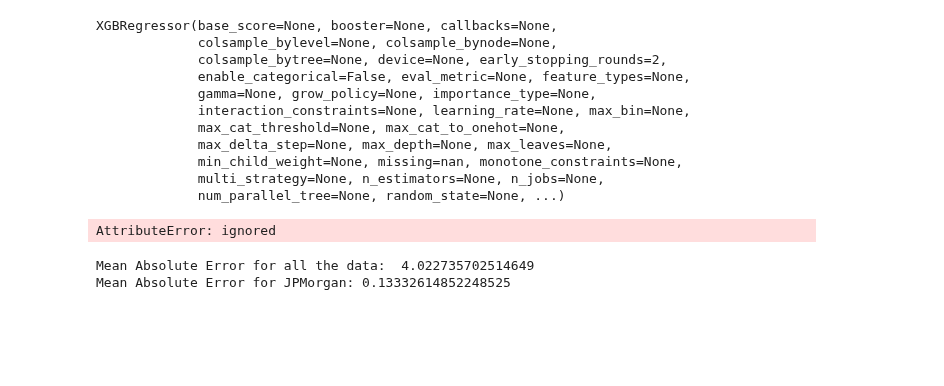
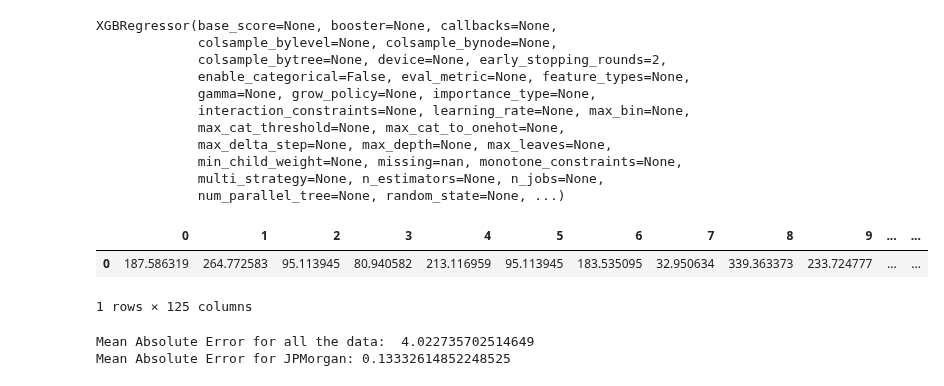
Before and after one commit to ktongk/BTT-JPMC-1, a Jupyter notebook: JPMorgan.ipynb, the cells around one changed output. Saved outputs shown, nothing was run; the diff lists cells and outputs as text; code cells hidden in the pictures; blank space fills up the shorter version.

```diff
--- a/JPMorgan.ipynb
+++ b/JPMorgan.ipynb
@@ -630,14 +630,16 @@ XGBRegressor(base_score=None, booster=None, callbacks=None,
              num_parallel_tree=None, random_state=None, ...)
 # %%
 # Checking Predictions
-predictions_all = reg_all.XGBModel.predict(X_test_all)
+predictions_all = reg_all.predict(X_test_all)
 
 results2_df = pd.DataFrame(predictions_all)
 
 results2_df = results2_df.transpose()
 results2_df
 # %% [output]
+|  | 0 | 1 | 2 | 3 | 4 | 5 | 6 | 7 | 8 | 9 | ... | ... |
+| 0 | 187.586319 | 264.772583 | 95.113945 | 80.940582 | 213.116959 | 95.113945 | 183.535095 | 32.950634 | 339.363373 | 233.724777 | ... | ... |
-AttributeError: ignored
+1 rows × 125 columns
 # %%
 # Calculating error
 from sklearn.metrics import mean_squared_error, mean_absolute_error
```
